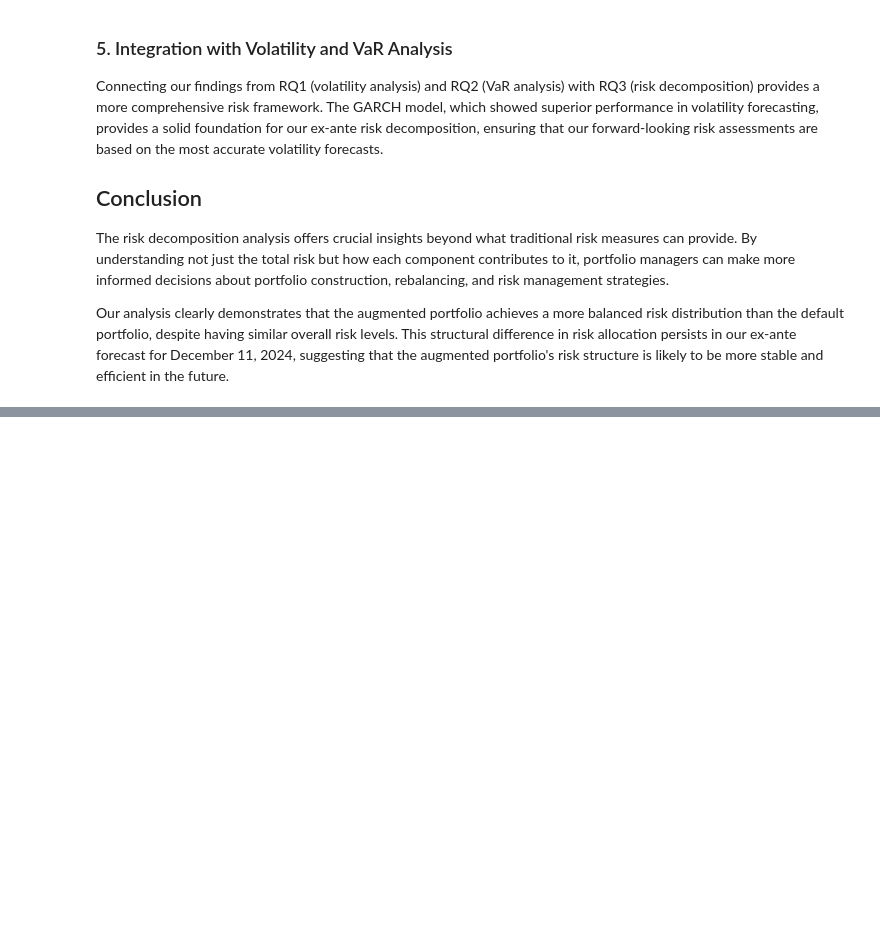
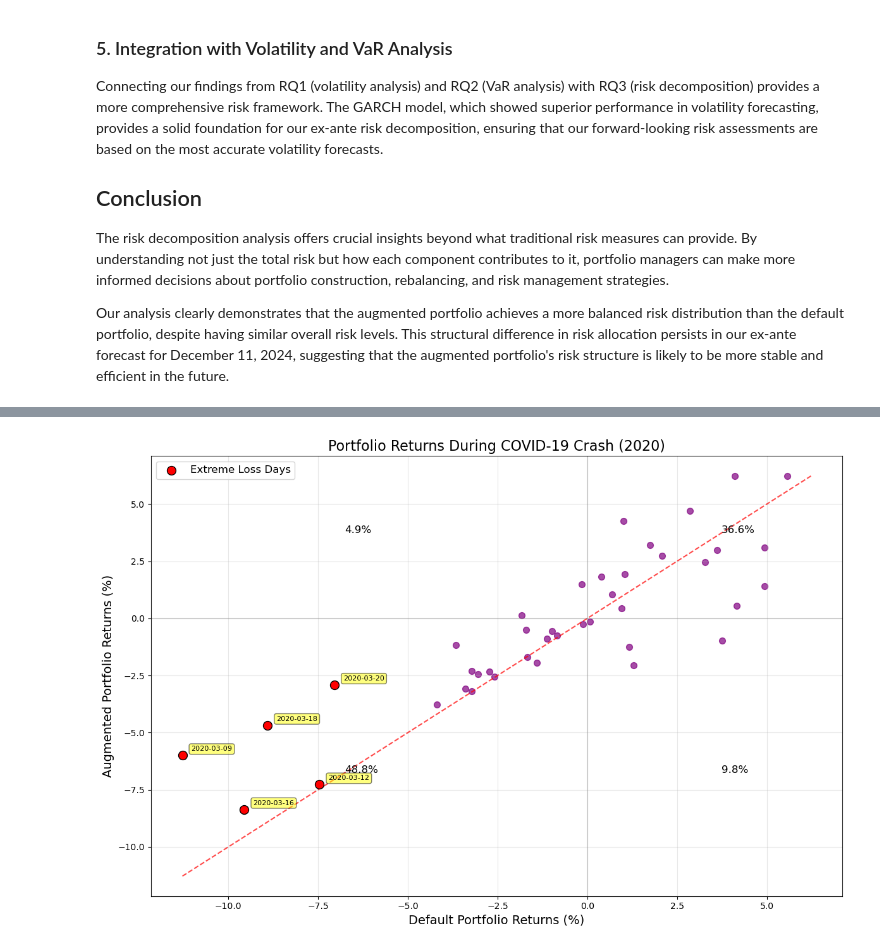
Before and after one commit to thomasmazouzi/Risk, a Jupyter notebook: Project/risk_project.ipynb, the cells around one changed output, grey strips where cells are left out. Saved outputs shown, nothing was run; the diff lists cells and outputs as text; code cells hidden in the pictures; blank space fills up the shorter version.

```diff
--- a/Project/risk_project.ipynb
+++ b/Project/risk_project.ipynb
@@ -2036,0 +2661,83 @@ Our analysis clearly demonstrates that the augmented portfolio achieves a more b
+# %%
+# Create scatter plot of returns during stress periods
+def plot_stress_period_returns(stress_periods):
+    """Plot portfolio returns during stress periods"""
+    # Select a stress period for detailed analysis (e.g., COVID-19)
+    period_name = 'COVID-19 Crash (2020)'
+
+    if period_name not in stress_periods:
+        print(f"No data available for {period_name}")
+        # Use the first available period
+        period_name = list(stress_periods.keys())[0] if stress_periods else None
+        if not period_name:
+            return
+
+    mask = stress_periods[period_name]
+    stress_data = df_portfolio.loc[mask].copy()
+
+    # Create scatter plot of returns
+    plt.figure(figsize=(12, 8))
+
+    # Plot individual returns
+    plt.scatter(stress_data['Default Portfolio Log Return'] * 100,
+               stress_data['Augmented Portfolio Log Return'] * 100,
+               alpha=0.7, s=50, color='purple')
+
+    # Add 45-degree line
+    min_val = min(stress_data['Default Portfolio Log Return'].min(),
+                 stress_data['Augmented Portfolio Log Return'].min()) * 100
+    max_val = max(stress_data['Default Portfolio Log Return'].max(),
+                 stress_data['Augmented Portfolio Log Return'].max()) * 100
+    plt.plot([min_val, max_val], [min_val, max_val], 'r--', alpha=0.7)
+
+    # Highlight days with extreme losses (e.g., bottom 10%)
+    threshold = np.percentile(stress_data['Default Portfolio Log Return'], 10)
+    extreme_days = stress_data['Default Portfolio Log Return'] <= threshold
+
+    plt.scatter(stress_data.loc[extreme_days, 'Default Portfolio Log Return'] * 100,
+               stress_data.loc[extreme_days, 'Augmented Portfolio Log Return'] * 100,
+               s=100, color='red', edgecolor='black', zorder=5, label='Extreme Loss Days')
+
+    # Add label to specific crash days
+    for idx in stress_data[extreme_days].index:
+        date_str = idx.strftime('%Y-%m-%d')
+        plt.annotate(date_str,
+                    (stress_data.loc[idx, 'Default Portfolio Log Return'] * 100,
+                     stress_data.loc[idx, 'Augmented Portfolio Log Return'] * 100),
+                    xytext=(10, 5),
+                    textcoords='offset points',
+                    fontsize=8,
+                    bbox=dict(boxstyle='round,pad=0.3', fc='yellow', alpha=0.5))
+
+    # Add quadrant lines and labels
+    plt.axhline(y=0, color='gray', linestyle='-', alpha=0.3)
+    plt.axvline(x=0, color='gray', linestyle='-', alpha=0.3)
+
+    plt.title(f'Portfolio Returns During {period_name}', fontsize=16)
+    plt.xlabel('Default Portfolio Returns (%)', fontsize=14)
+    plt.ylabel('Augmented Portfolio Returns (%)', fontsize=14)
+    plt.grid(True, alpha=0.3)
+    plt.legend(fontsize=12)
+
+    # Add text showing percentage of points in each quadrant
+    q1 = ((stress_data['Default Portfolio Log Return'] > 0) &
+          (stress_data['Augmented Portfolio Log Return'] > 0)).mean() * 100
+    q2 = ((stress_data['Default Portfolio Log Return'] < 0) &
+          (stress_data['Augmented Portfolio Log Return'] > 0)).mean() * 100
+    q3 = ((stress_data['Default Portfolio Log Return'] < 0) &
+          (stress_data['Augmented Portfolio Log Return'] < 0)).mean() * 100
+    q4 = ((stress_data['Default Portfolio Log Return'] > 0) &
+          (stress_data['Augmented Portfolio Log Return'] < 0)).mean() * 100
+
+    plt.text(max_val*0.6, max_val*0.6, f"{q1:.1f}%", fontsize=12)
+    plt.text(min_val*0.6, max_val*0.6, f"{q2:.1f}%", fontsize=12)
+    plt.text(min_val*0.6, min_val*0.6, f"{q3:.1f}%", fontsize=12)
+    plt.text(max_val*0.6, min_val*0.6, f"{q4:.1f}%", fontsize=12)
+
+    plt.tight_layout()
+
+# Plot returns during stress periods
+if 'stress_periods' in locals():
+    plot_stress_period_returns(stress_periods)
+# %% [output]
+[figure, added]
```
Also changed, not shown: parts of 12 cells of this notebook.
